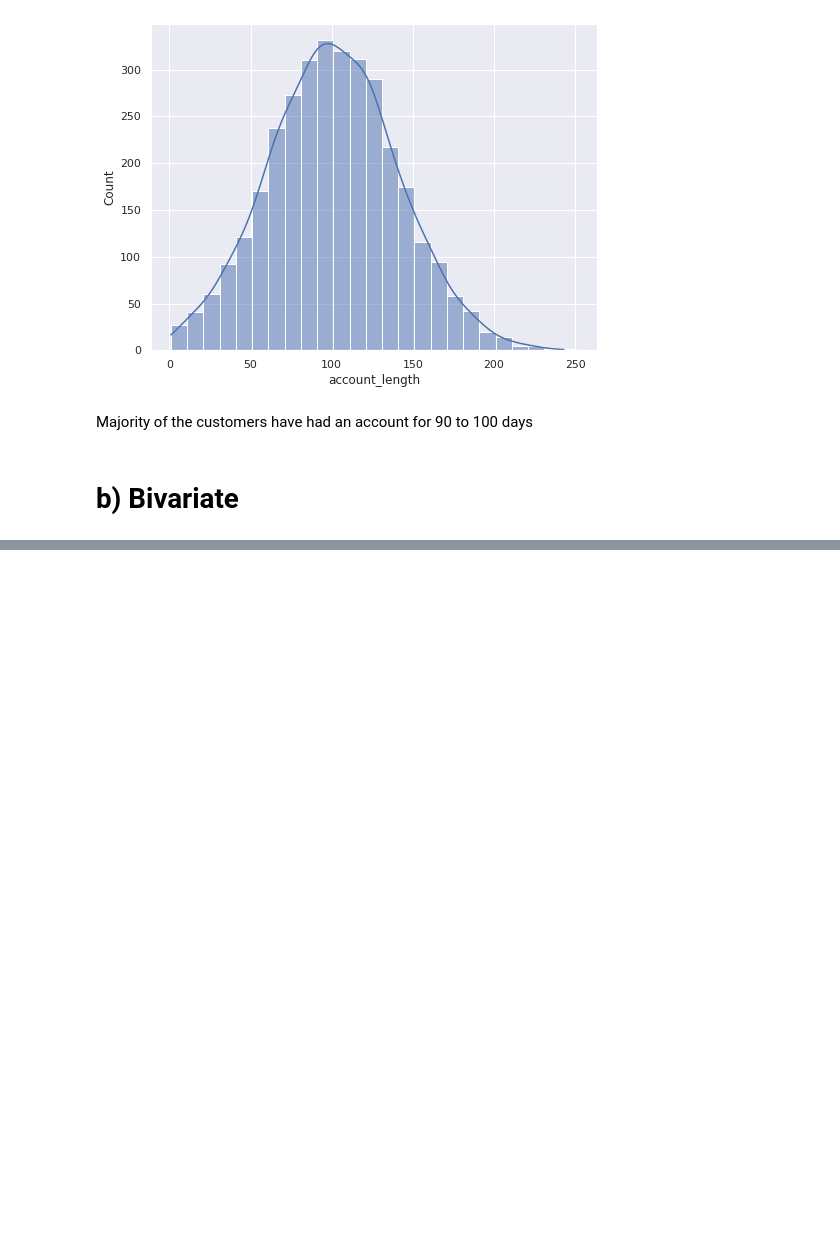
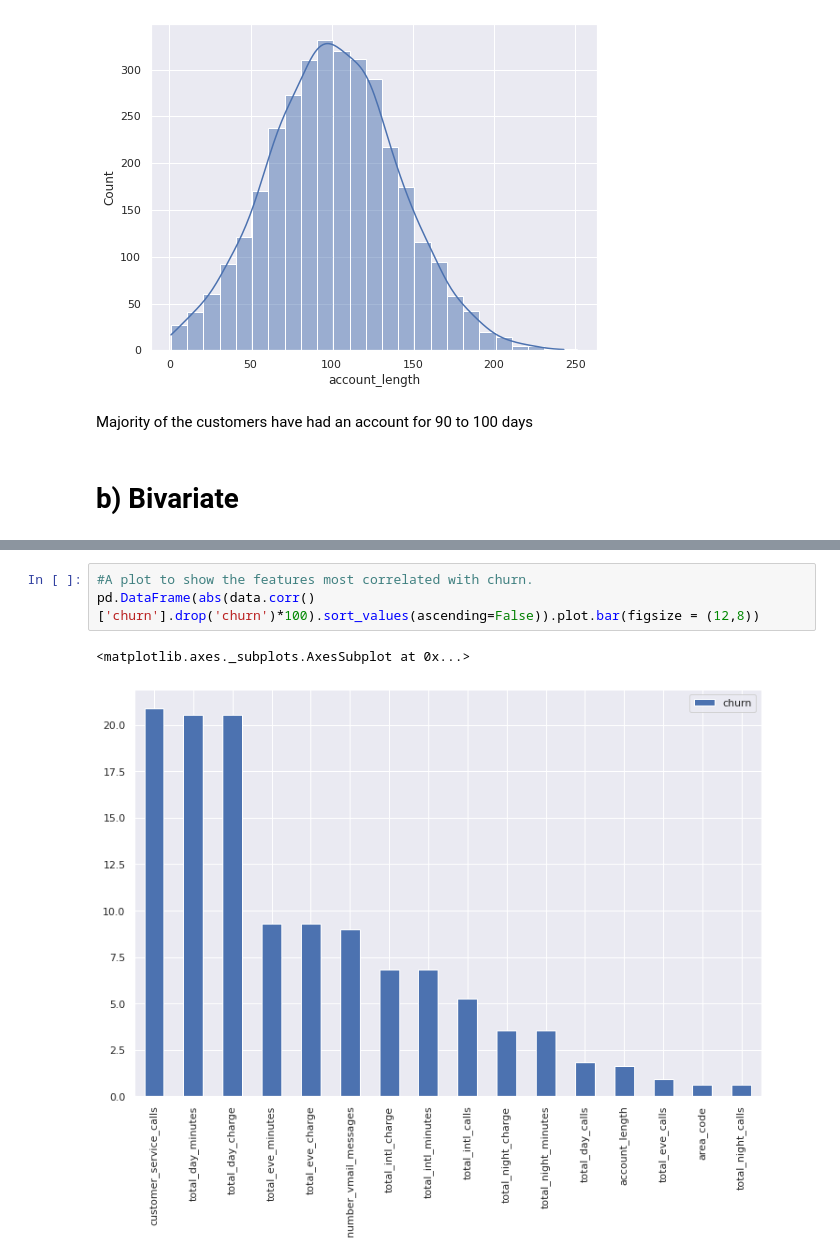
Before and after one commit to Mwikali-5/Churn, a Jupyter notebook: Churn.ipynb, the cells around one changed output, grey strips where cells are left out. Drawn from its saved outputs; the diff is of its cells as text; blank space fills up the shorter version.

```diff
--- a/Churn.ipynb
+++ b/Churn.ipynb
@@ -385,0 +384,6 @@ plt.show()
+# %%
+#A plot to show the features most correlated with churn.
+pd.DataFrame(abs(data.corr()['churn'].drop('churn')*100).sort_values(ascending=False)).plot.bar(figsize = (12,8))
+# %% [output]
+<matplotlib.axes._subplots.AxesSubplot at 0x...>
+[figure, added]
```
Also changed, not shown: parts of 27 cells of this notebook.
